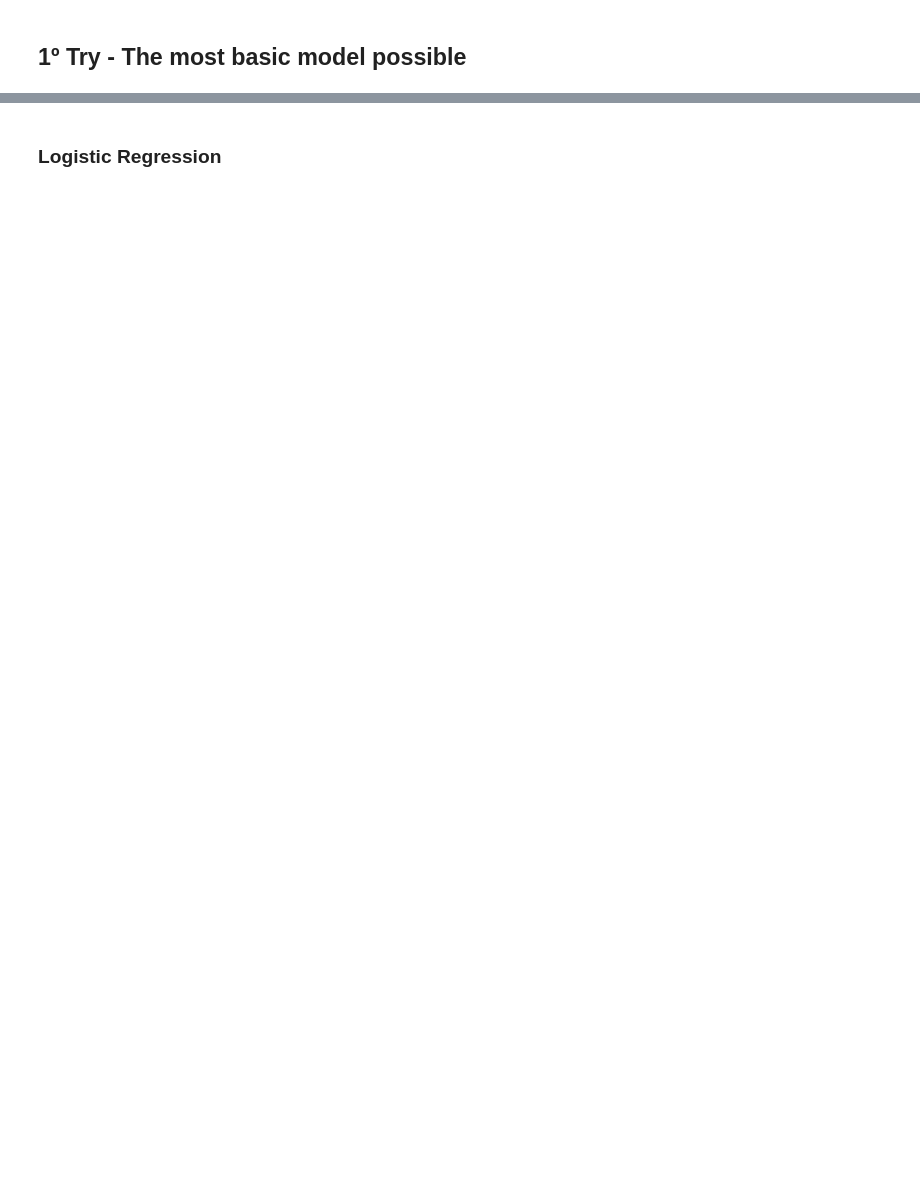
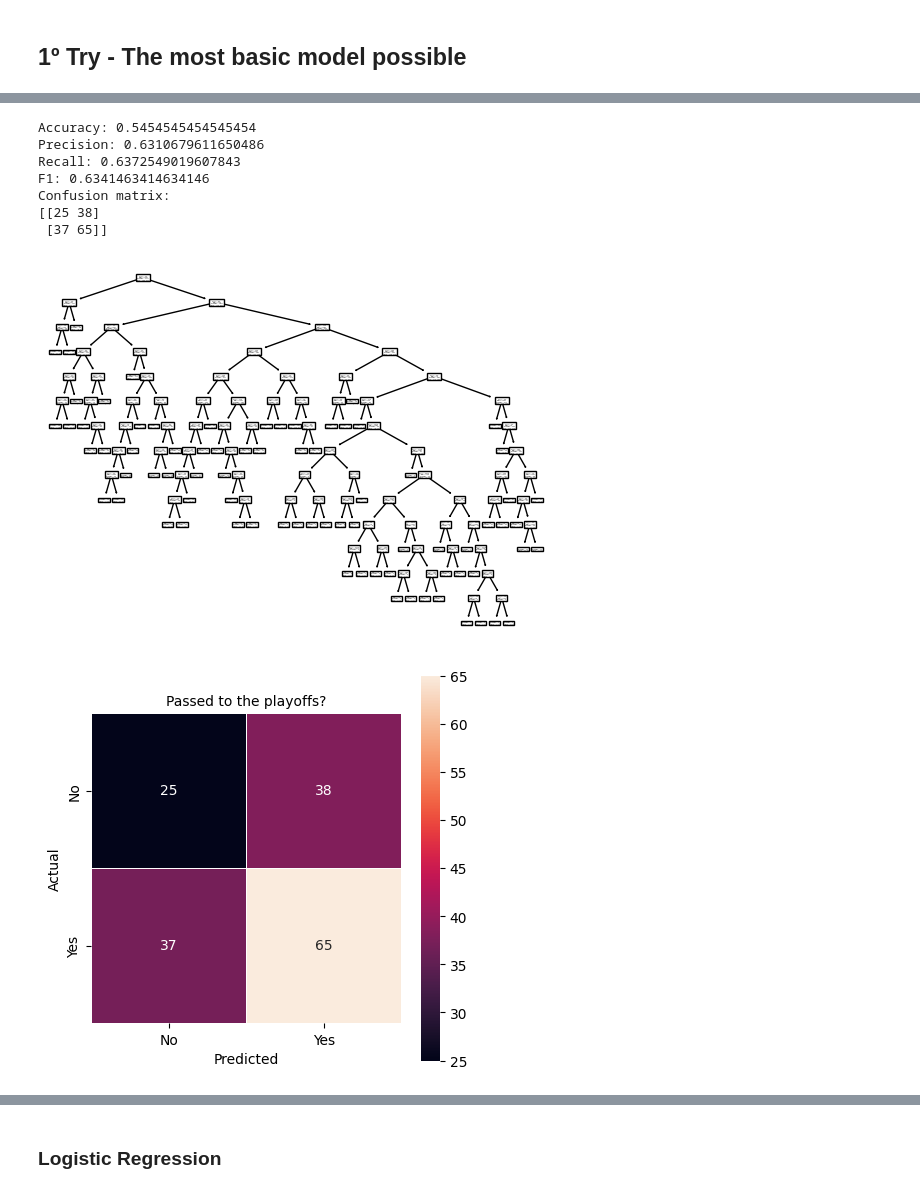
Before and after one commit to FranciscoMaldonado0/feup-ac, a Jupyter notebook: model.ipynb, the cells around one changed output, grey strips where cells are left out. Cells and saved outputs as stored; diff of their text form; code cells hidden in the pictures; blank space fills up the shorter version.

```diff
--- a/model.ipynb
+++ b/model.ipynb
@@ -67,0 +88,44 @@ tree.plot_tree(clf)
+# %%
+clf = DecisionTreeClassifier(random_state=1)
+clf.fit(train_inputs,train_labels)
+
+
+tree.plot_tree(clf)
+
+# metrics for the decision tree
+y_pred = clf.predict(test_inputs)
+print("Accuracy:",metrics.accuracy_score(test_labels, y_pred))
+print("Precision:",metrics.precision_score(test_labels, y_pred))
+print("Recall:",metrics.recall_score(test_labels, y_pred))
+print("F1:",metrics.f1_score(test_labels, y_pred))
+
+# confusion matrix
+confusion = confusion_matrix(test_labels, y_pred)
+print(f"Confusion matrix:\n{confusion}")
+
+#plot confusion matrix
+plt.figure(figsize=(5,5))
+sb.heatmap(confusion, annot=True, fmt="g", linewidths=.5, square = True, xticklabels=['No', 'Yes'], yticklabels=['No', 'Yes'])
+plt.ylabel('Actual')
+plt.xlabel('Predicted')
+all_sample_title = 'Passed to the playoffs?'
+plt.title(all_sample_title, size = 10)
+plt.show()
+
+# roc curve
+y_pred_proba = clf.predict_proba(test_inputs)[::,1]
+fpr, tpr, _ = metrics.roc_curve(test_labels,  y_pred_proba)
+auc = metrics.roc_auc_score(test_labels, y_pred_proba)
+plt.plot(fpr,tpr,label="data 1, auc="+str(auc))
+plt.legend(loc=4)
+plt.show()
+# %% [output]
+Accuracy: 0.5454545454545454
+Precision: 0.6310679611650486
+Recall: 0.6372549019607843
+F1: 0.6341463414634146
+Confusion matrix:
+[[25 38]
+ [37 65]]
+[figure, added]
+[figure, added]
```
Also changed, not shown: parts of 10 cells of this notebook.
